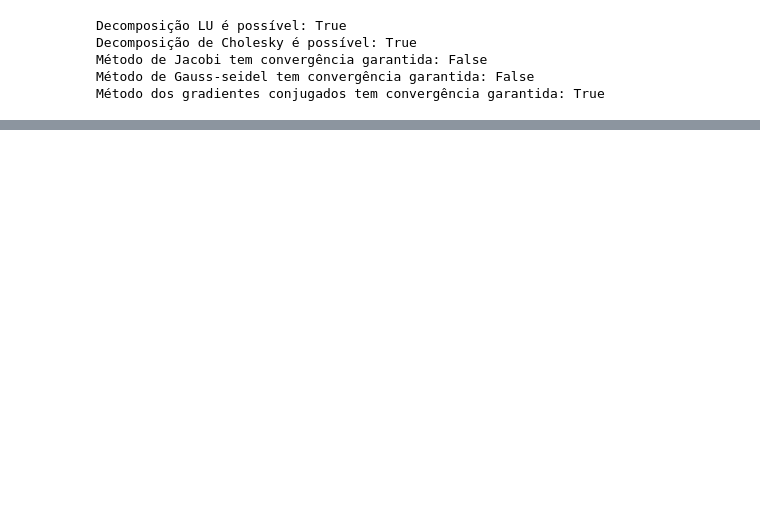
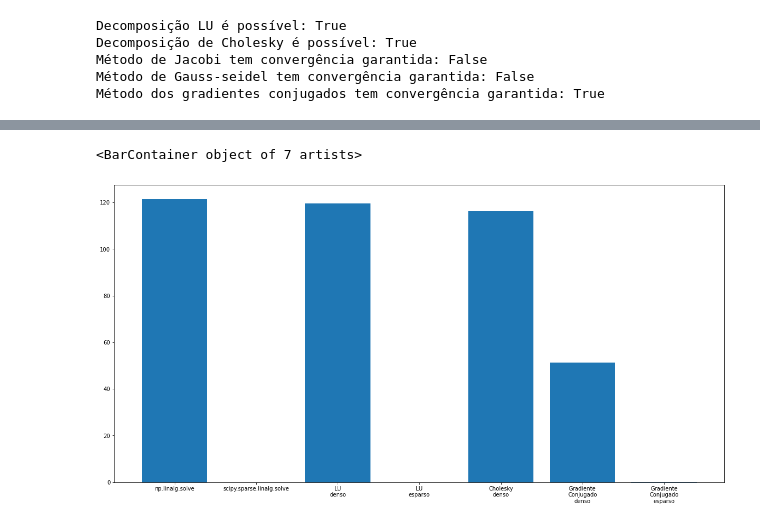
Before and after one commit to Math-42/T1-Calculo-numerico, a Jupyter notebook: T1.ipynb, the cells around one changed output, grey strips where cells are left out. Drawn from its saved outputs; the diff is of its cells as text; code cells hidden in the pictures; blank space fills up the shorter version.

```diff
--- a/T1.ipynb
+++ b/T1.ipynb
@@ -510,0 +511,7 @@ ax.bar(range(len(times)), times, tick_label=[i.replace(" ", "\n") for i in times
+# %%
+# Visualização de tempo sem iterativos
+fig, ax = plt.subplots(figsize=[20,10])
+ax.bar(range(len(times)-2), times[:-2], tick_label=[i.replace(" ", "\n") for i in times_labels[:-2]])
+# %% [output]
+<BarContainer object of 7 artists>
+[figure, added]
```
Also changed, not shown: parts of 15 cells of this notebook.
